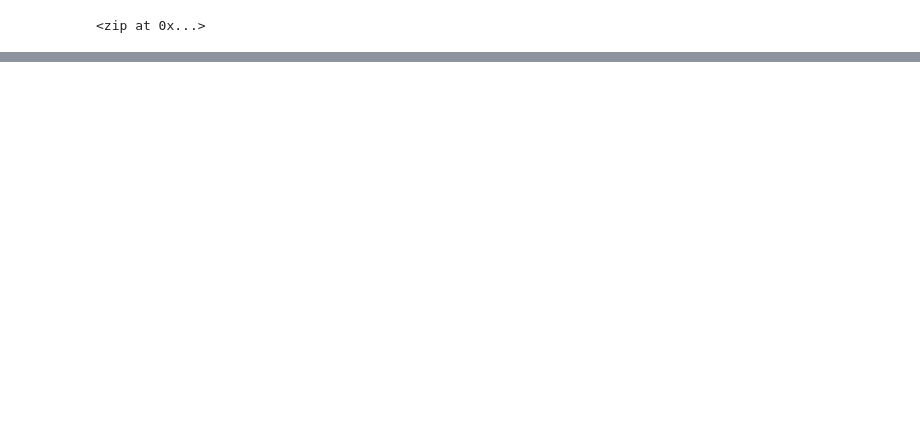
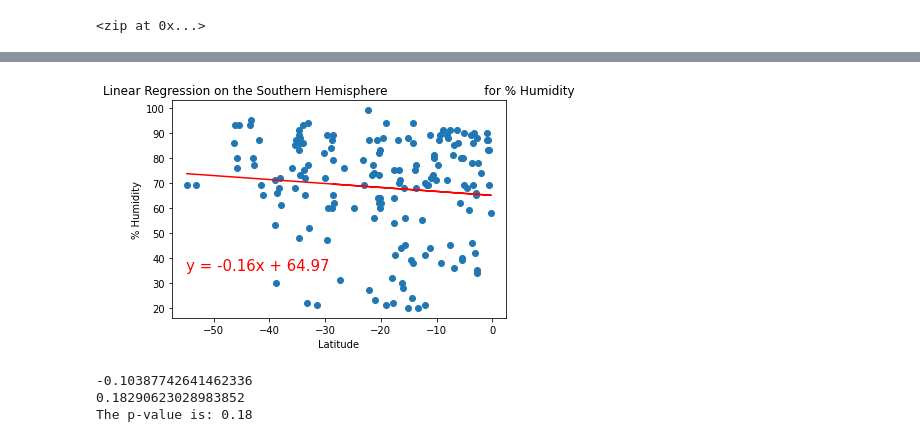
Before and after one commit to DangCoop/World_weather_Analysis, a Jupyter notebook: Weather_py.ipynb, the cells around one changed output, grey strips where cells are left out. Cells and saved outputs as stored; diff of their text form; code cells hidden in the pictures; blank space fills up the shorter version.

```diff
--- a/Weather_py.ipynb
+++ b/Weather_py.ipynb
@@ -271,0 +380,20 @@ plt.show()
+# %%
+# Linear regression on the Southern Hemisphere
+x_values = southern_hemi_df["Lat"]
+y_values = southern_hemi_df["Humidity"]
+# Call the function.
+plot_linear_regression(x_values, y_values,
+                       'Linear Regression on the Southern Hemisphere \
+                        for % Humidity', '% Humidity',(-55,35))
+# %% [output]
+[figure, added]
+# %%
+#check the r_value
+(slope, intercept, r_value, p_value, std_err) = linregress(x_values, y_values)
+print(r_value)
+print(p_value)
+print(f"The p-value is: {p_value:,.2f}")# What happened with the result ?
+# %% [output]
+-0.10387742641462336
+0.18290623028983852
+The p-value is: 0.18
```
Also changed, not shown: parts of 27 cells of this notebook.
